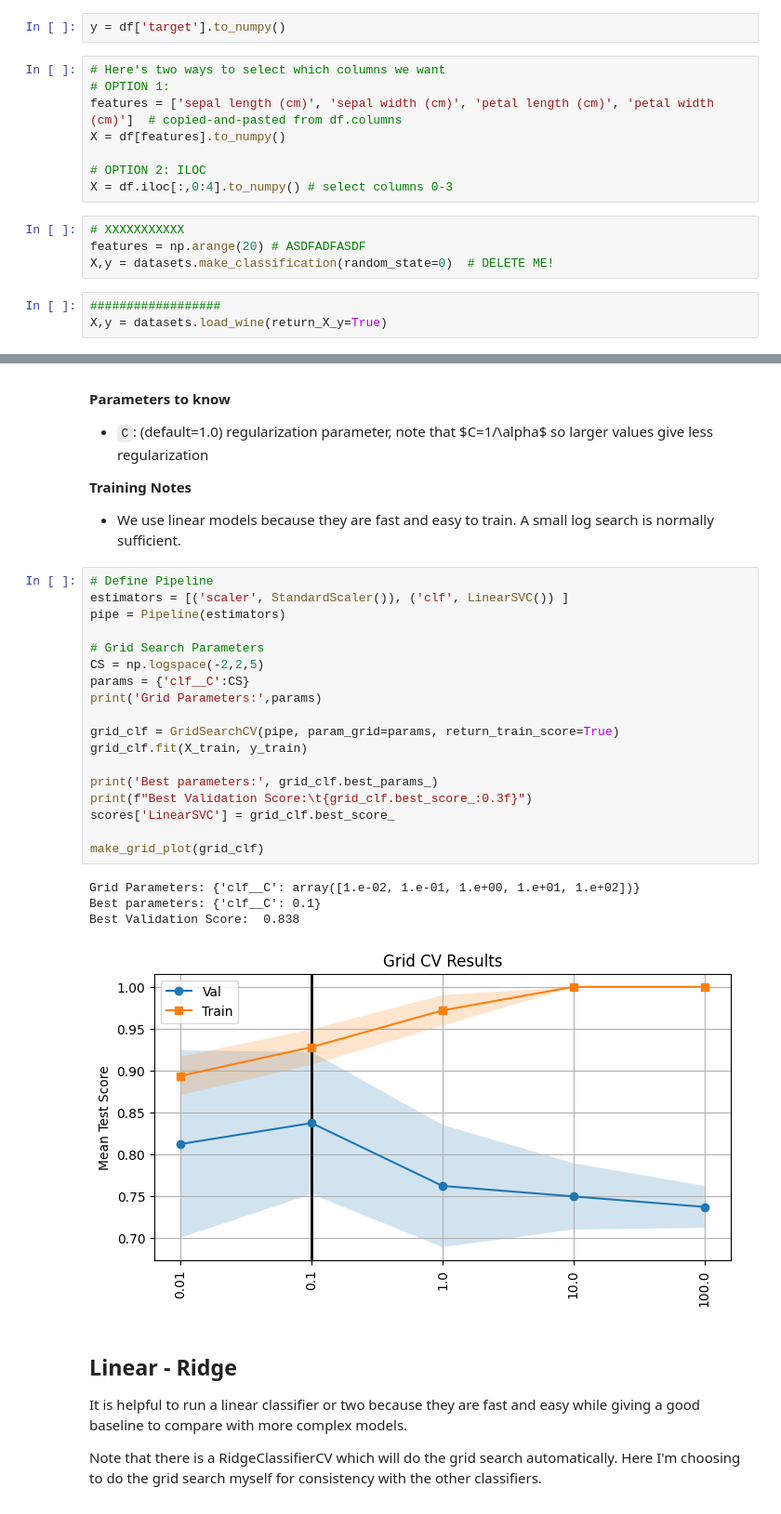
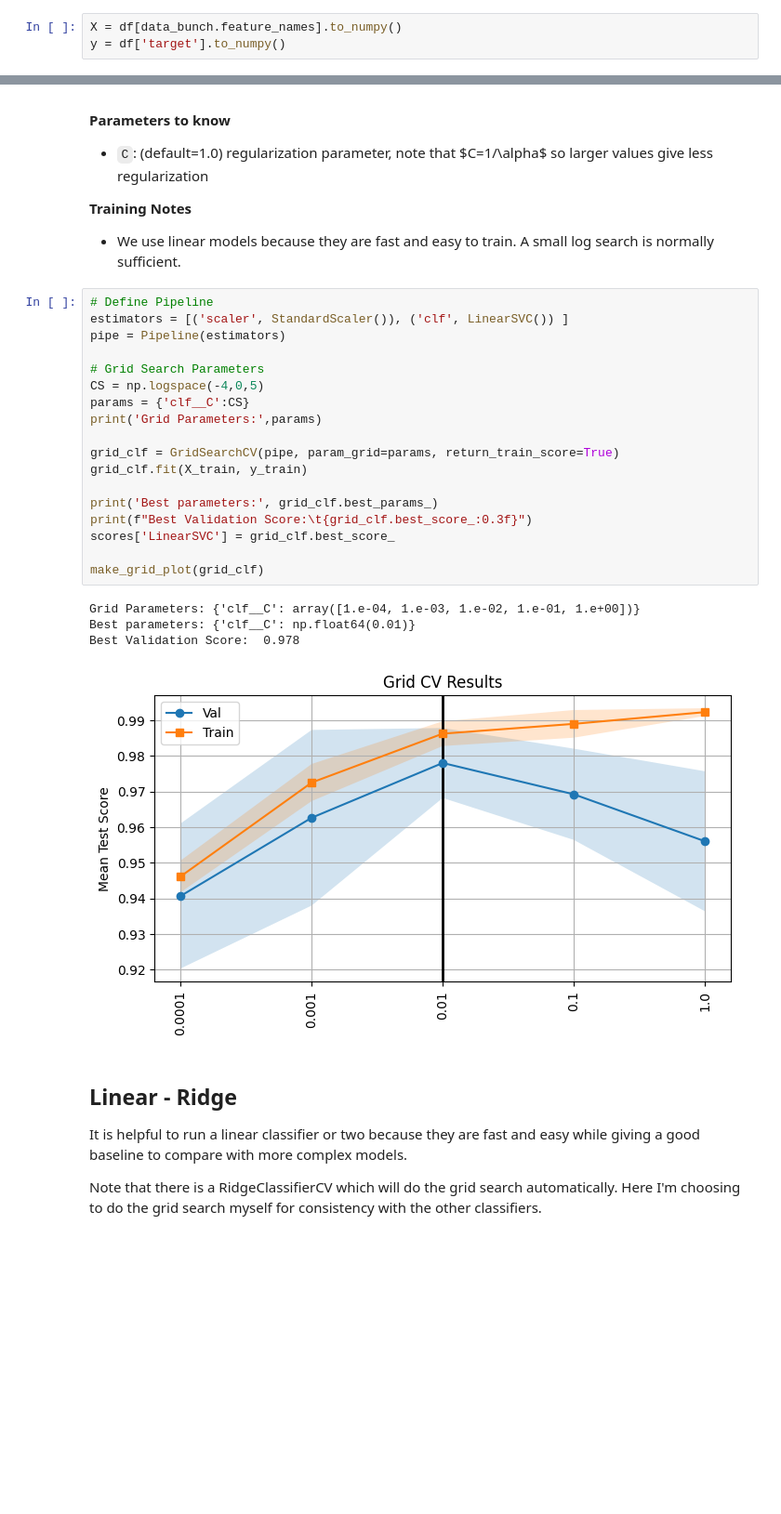
Before and after one commit to mdaugherity/MachineLearning2026, a Jupyter notebook: tutorial/Classification_Recipe.ipynb, the cells around one changed output, grey strips where cells are left out. Shown at 93% size. Drawn from its saved outputs; the diff is of its cells as text; blank space fills up the shorter version.

```diff
--- a/tutorial/Classification_Recipe.ipynb
+++ b/tutorial/Classification_Recipe.ipynb
@@ -133,17 +162,3 @@ As of now, most of sklearn's classes can accept either numpy arrays or dataframe
 # %%
+X = df[data_bunch.feature_names].to_numpy()
 y = df['target'].to_numpy()
-# %%
-# Here's two ways to select which columns we want
-# OPTION 1:
-features = ['sepal length (cm)', 'sepal width (cm)', 'petal length (cm)', 'petal width (cm)']  # copied-and-pasted from df.columns
-X = df[features].to_numpy()
-
-# OPTION 2: ILOC
-X = df.iloc[:,0:4].to_numpy() # select columns 0-3
-# %%
-# XXXXXXXXXXX
-features = np.arange(20) # ASDFADFASDF
-X,y = datasets.make_classification(random_state=0)  # DELETE ME!
-# %%
-##################
-X,y = datasets.load_wine(return_X_y=True)
@@ -239,26 +251,26 @@ It is helpful to run a linear classifier or two because they are fast and easy w
 # %%
 # Define Pipeline
 estimators = [('scaler', StandardScaler()), ('clf', LinearSVC()) ]
 pipe = Pipeline(estimators)
 
 # Grid Search Parameters
-CS = np.logspace(-2,2,5)
+CS = np.logspace(-4,0,5)
 params = {'clf__C':CS}
 print('Grid Parameters:',params)
 
 grid_clf = GridSearchCV(pipe, param_grid=params, return_train_score=True)
 grid_clf.fit(X_train, y_train)
 
 print('Best parameters:', grid_clf.best_params_)
 print(f"Best Validation Score:\t{grid_clf.best_score_:0.3f}")
 scores['LinearSVC'] = grid_clf.best_score_
 
 make_grid_plot(grid_clf)
 # %% [output]
-Grid Parameters: {'clf__C': array([1.e-02, 1.e-01, 1.e+00, 1.e+01, 1.e+02])}
-Best parameters: {'clf__C': 0.1}
-Best Validation Score:  0.838
+Grid Parameters: {'clf__C': array([1.e-04, 1.e-03, 1.e-02, 1.e-01, 1.e+00])}
+Best parameters: {'clf__C': np.float64(0.01)}
+Best Validation Score:  0.978
-[figure, old version]
+[figure, new version]
 # %% [markdown]
 ## Linear - Ridge
 
```
Also changed, not shown: parts of 26 cells of this notebook.
